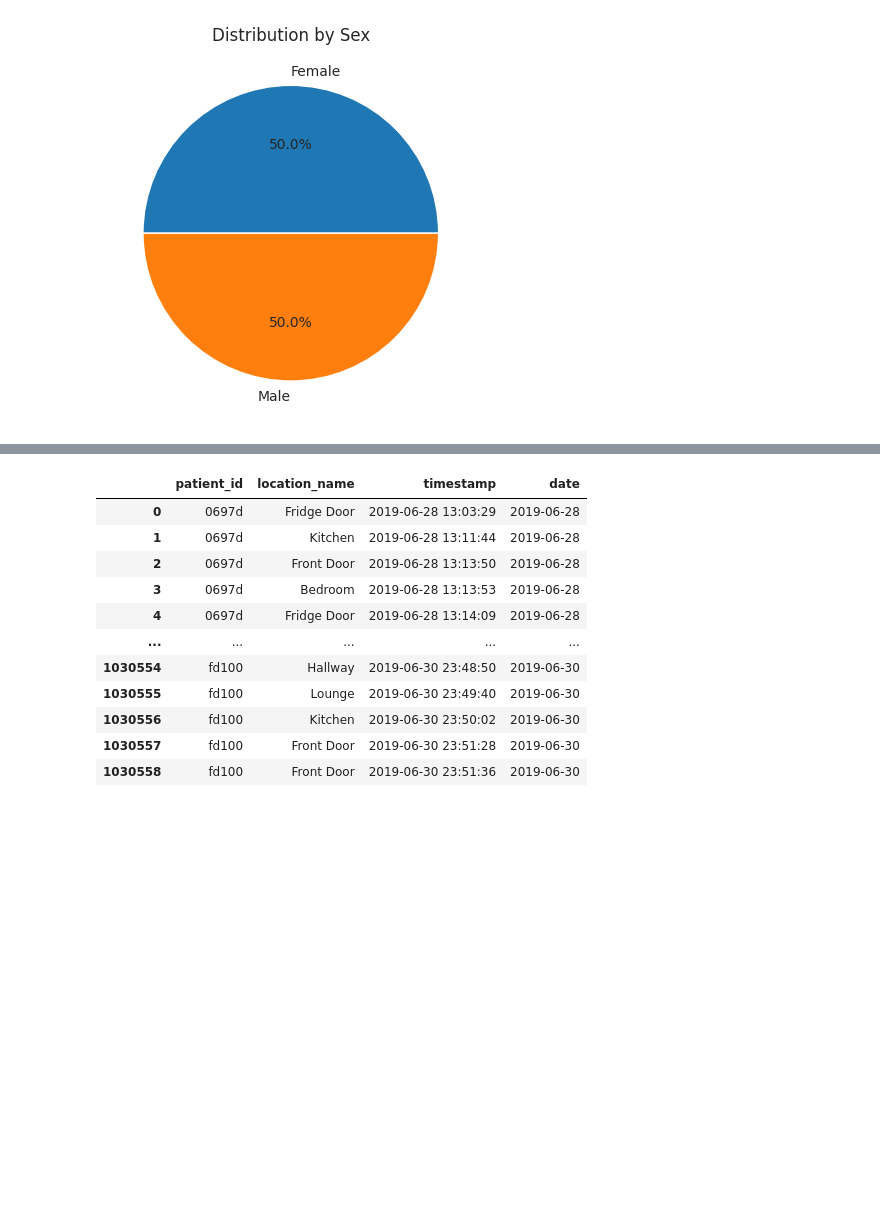
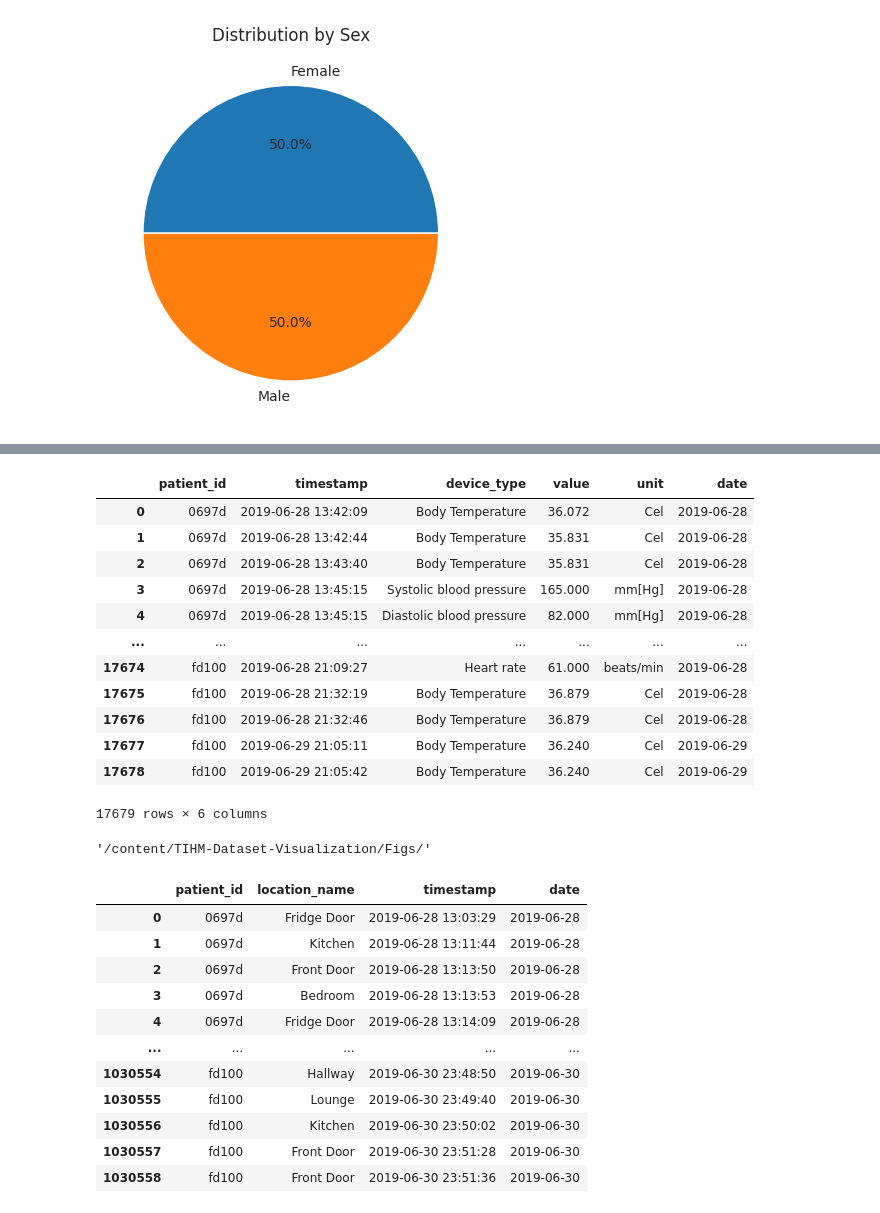
Before and after one commit to gkianfar/S4, a Jupyter notebook: TIHM_data_visualisation.ipynb, the cells around one changed output, grey strips where cells are left out. Cells and saved outputs as stored; diff of their text form; code cells hidden in the pictures; blank space fills up the shorter version.

```diff
--- a/TIHM_data_visualisation.ipynb
+++ b/TIHM_data_visualisation.ipynb
@@ -745,3 +757,23 @@ for p in patients:
+# %%
+physio_df
+# %% [output]
+|  | patient_id | timestamp | device_type | value | unit | date |
+| 0 | 0697d | 2019-06-28 13:42:09 | Body Temperature | 36.072 | Cel | 2019-06-28 |
+| 1 | 0697d | 2019-06-28 13:42:44 | Body Temperature | 35.831 | Cel | 2019-06-28 |
+| 2 | 0697d | 2019-06-28 13:43:40 | Body Temperature | 35.831 | Cel | 2019-06-28 |
+| 3 | 0697d | 2019-06-28 13:45:15 | Systolic blood pressure | 165.000 | mm[Hg] | 2019-06-28 |
+| 4 | 0697d | 2019-06-28 13:45:15 | Diastolic blood pressure | 82.000 | mm[Hg] | 2019-06-28 |
+| ... | ... | ... | ... | ... | ... | ... |
+| 17674 | fd100 | 2019-06-28 21:09:27 | Heart rate | 61.000 | beats/min | 2019-06-28 |
+| 17675 | fd100 | 2019-06-28 21:32:19 | Body Temperature | 36.879 | Cel | 2019-06-28 |
+| 17676 | fd100 | 2019-06-28 21:32:46 | Body Temperature | 36.879 | Cel | 2019-06-28 |
+| 17677 | fd100 | 2019-06-29 21:05:11 | Body Temperature | 36.240 | Cel | 2019-06-29 |
+| 17678 | fd100 | 2019-06-29 21:05:42 | Body Temperature | 36.240 | Cel | 2019-06-29 |
+17679 rows × 6 columns
+# %%
+SAVE_PATH
+# %% [output]
+'/content/TIHM-Dataset-Visualization/Figs/'
 # %%
 get_personal_df(data_dict['Activity'],p)
 # %% [output]
```
Also changed, not shown: parts of 7 cells of this notebook.
